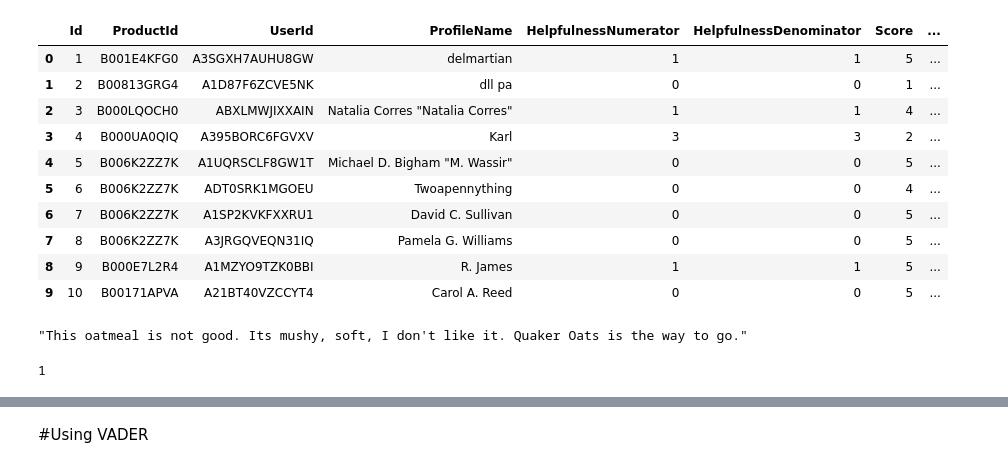
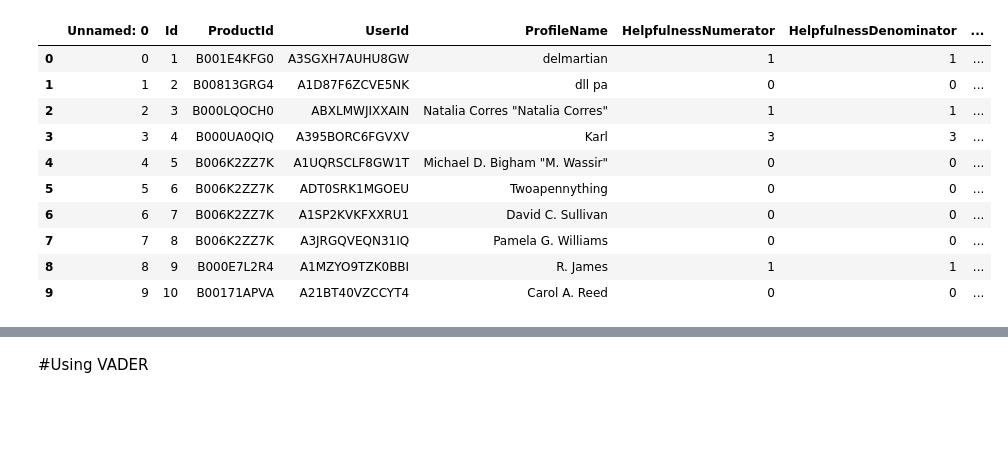
Before and after one commit to Ridwan778/Food-Review-Analysis-NLP, a Jupyter notebook: food_review_sentiment_analysis.ipynb, the cells around one changed output, grey strips where cells are left out. Cells and saved outputs as stored; diff of their text form; code cells hidden in the pictures; blank space fills up the shorter version.

```diff
--- a/food_review_sentiment_analysis.ipynb
+++ b/food_review_sentiment_analysis.ipynb
@@ -15,25 +31,17 @@ Requirement already satisfied: svgwrite in /Users/smridwanulhaque/anaconda3/lib/
 [nltk_data]     /Users/smridwanulhaque/nltk_data...
 [nltk_data]   Package vader_lexicon is already up-to-date!
 # %%
-df = pd.read_csv('Reviews.csv')
+df = pd.read_csv('Food_Reviews')
 df.head(10)
 # %% [output]
-|  | Id | ProductId | UserId | ProfileName | HelpfulnessNumerator | HelpfulnessDenominator | Score | ... |
-| 0 | 1 | B001E4KFG0 | A3SGXH7AUHU8GW | delmartian | 1 | 1 | 5 | ... |
-| 1 | 2 | B00813GRG4 | A1D87F6ZCVE5NK | dll pa | 0 | 0 | 1 | ... |
-| 2 | 3 | B000LQOCH0 | ABXLMWJIXXAIN | Natalia Corres "Natalia Corres" | 1 | 1 | 4 | ... |
-| 3 | 4 | B000UA0QIQ | A395BORC6FGVXV | Karl | 3 | 3 | 2 | ... |
-| 4 | 5 | B006K2ZZ7K | A1UQRSCLF8GW1T | Michael D. Bigham "M. Wassir" | 0 | 0 | 5 | ... |
-| 5 | 6 | B006K2ZZ7K | ADT0SRK1MGOEU | Twoapennything | 0 | 0 | 4 | ... |
-| 6 | 7 | B006K2ZZ7K | A1SP2KVKFXXRU1 | David C. Sullivan | 0 | 0 | 5 | ... |
-| 7 | 8 | B006K2ZZ7K | A3JRGQVEQN31IQ | Pamela G. Williams | 0 | 0 | 5 | ... |
-| 8 | 9 | B000E7L2R4 | A1MZYO9TZK0BBI | R. James | 1 | 1 | 5 | ... |
-| 9 | 10 | B00171APVA | A21BT40VZCCYT4 | Carol A. Reed | 0 | 0 | 5 | ... |
+|  | Unnamed: 0 | Id | ProductId | UserId | ProfileName | HelpfulnessNumerator | HelpfulnessDenominator | ... |
+| 0 | 0 | 1 | B001E4KFG0 | A3SGXH7AUHU8GW | delmartian | 1 | 1 | ... |
+| 1 | 1 | 2 | B00813GRG4 | A1D87F6ZCVE5NK | dll pa | 0 | 0 | ... |
+| 2 | 2 | 3 | B000LQOCH0 | ABXLMWJIXXAIN | Natalia Corres "Natalia Corres" | 1 | 1 | ... |
+| 3 | 3 | 4 | B000UA0QIQ | A395BORC6FGVXV | Karl | 3 | 3 | ... |
+| 4 | 4 | 5 | B006K2ZZ7K | A1UQRSCLF8GW1T | Michael D. Bigham "M. Wassir" | 0 | 0 | ... |
+| 5 | 5 | 6 | B006K2ZZ7K | ADT0SRK1MGOEU | Twoapennything | 0 | 0 | ... |
+| 6 | 6 | 7 | B006K2ZZ7K | A1SP2KVKFXXRU1 | David C. Sullivan | 0 | 0 | ... |
+| 7 | 7 | 8 | B006K2ZZ7K | A3JRGQVEQN31IQ | Pamela G. Williams | 0 | 0 | ... |
+| 8 | 8 | 9 | B000E7L2R4 | A1MZYO9TZK0BBI | R. James | 1 | 1 | ... |
+| 9 | 9 | 10 | B00171APVA | A21BT40VZCCYT4 | Carol A. Reed | 0 | 0 | ... |
-# %%
-df['Text'].values[50]
-# %% [output]
-"This oatmeal is not good. Its mushy, soft, I don't like it. Quaker Oats is the way to go."
-# %%
-df['Score'].values[50]
-# %% [output]
-1
```
Also changed, not shown: parts of 36 cells of this notebook, 1 other file.
